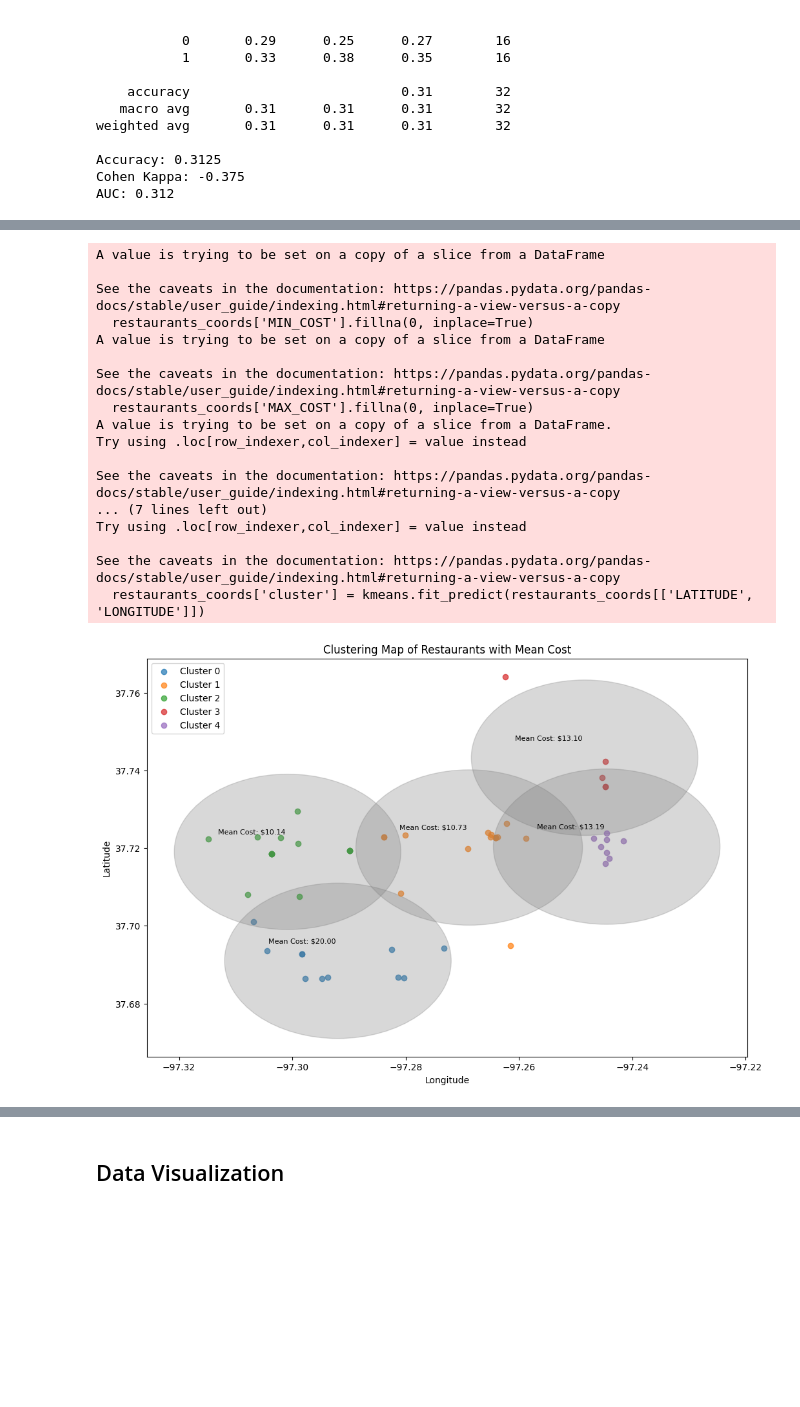
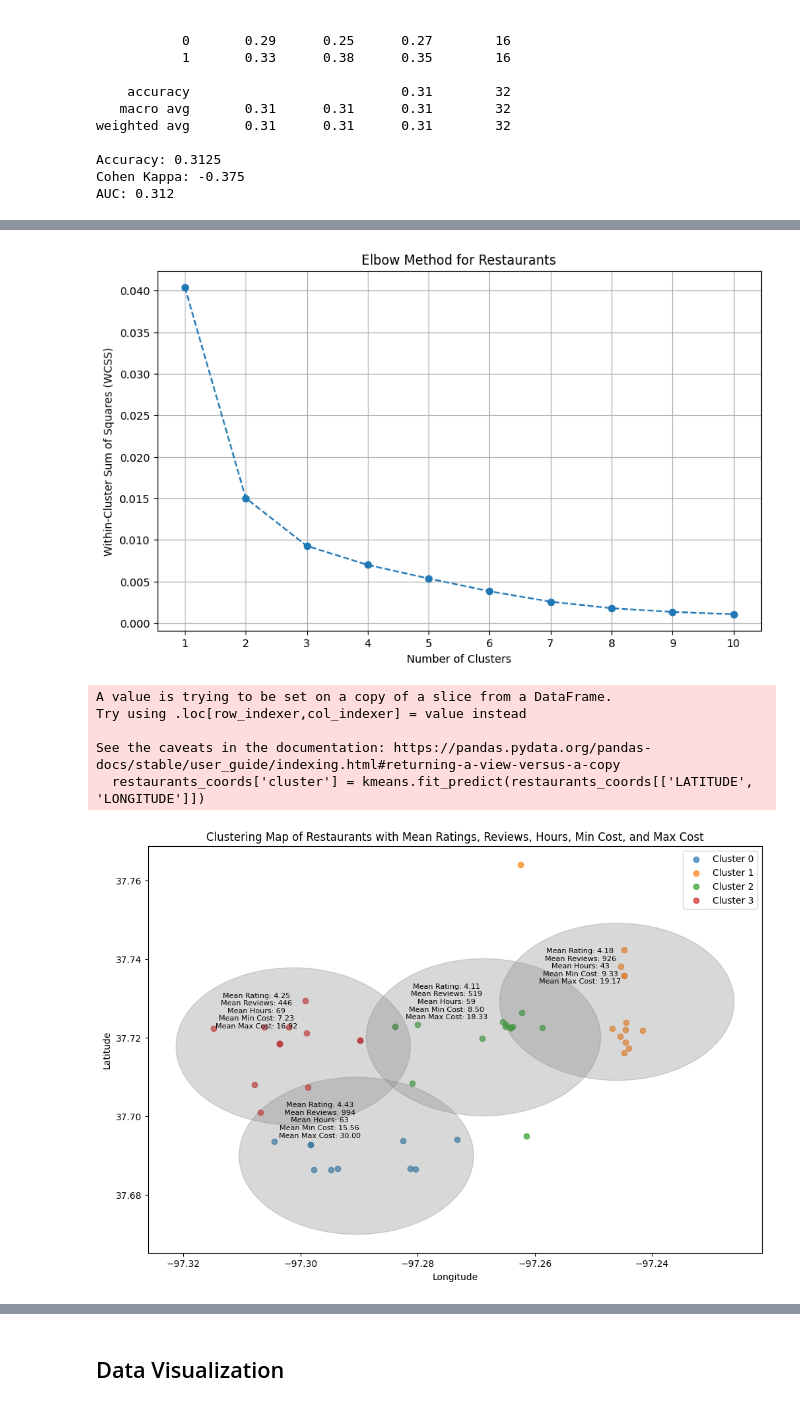
Before and after one commit to MarshallMor/Data-Science-Project, a Jupyter notebook: Group 5 Milestone 2.ipynb, the cells around one changed output, grey strips where cells are left out. Saved outputs shown, nothing was run; the diff lists cells and outputs as text; code cells hidden in the pictures; blank space fills up the shorter version.

```diff
--- a/Group 5 Milestone 2.ipynb
+++ b/Group 5 Milestone 2.ipynb
@@ -440,3 +438,33 @@ AUC: 0.312
+# %%
+import pandas as pd
+from sklearn.cluster import KMeans
+import matplotlib.pyplot as plt
+
+# Load the data
+restaurants_df = pd.read_csv("restaurants_with_geolocation.csv")
+
+# Keep only the latitude and longitude columns
+restaurants_coords = restaurants_df[['LATITUDE', 'LONGITUDE']]
+
+# Calculate the within-cluster sum of squares (WCSS) for different values of k
+wcss = []
+max_clusters = 10  # Maximum number of clusters to try
+for i in range(1, max_clusters + 1):
+    kmeans = KMeans(n_clusters=i, init='k-means++', random_state=42)
+    kmeans.fit(restaurants_coords)
+    wcss.append(kmeans.inertia_)
+
+# Plot the elbow curve
+plt.figure(figsize=(10, 6))
+plt.plot(range(1, max_clusters + 1), wcss, marker='o', linestyle='--')
+plt.title('Elbow Method for Restaurants')
+plt.xlabel('Number of Clusters')
+plt.ylabel('Within-Cluster Sum of Squares (WCSS)')
+plt.xticks(range(1, max_clusters + 1))
+plt.grid(True)
+plt.show()
+# %% [output]
+[figure, added]
 # %%
 import pandas as pd
 from sklearn.cluster import KMeans
@@ -445,65 +473,55 @@ import matplotlib.pyplot as plt
 # Load the restaurants data
 restaurants_df = pd.read_csv("restaurants_with_geolocation.csv")
 
-# Keep only the latitude, longitude, and cost columns
-restaurants_coords = restaurants_df[['LATITUDE', 'LONGITUDE', 'MIN_COST', 'MAX_COST']]
-
-# Fill missing values in cost columns with 0
-restaurants_coords['MIN_COST'].fillna(0, inplace=True)
-restaurants_coords['MAX_COST'].fillna(0, inplace=True)
-
-# Convert cost columns to int type
-restaurants_coords['MIN_COST'] = restaurants_coords['MIN_COST'].astype(int)
-restaurants_coords['MAX_COST'] = restaurants_coords['MAX_COST'].astype(int)
+# Keep only the relevant columns
+restaurants_coords = restaurants_df[['LATITUDE', 'LONGITUDE', 'RATINGS_OUTOF5', 'NUM_REVIEWS', 'TotalHours', 'MIN_COST', 'MAX_COST']]
 
 # Perform K-means clustering
-num_clusters = 5  # Number of clusters (you can adjust this as needed)
+num_clusters = 4  # Number of clusters (you can adjust this as needed)
 kmeans = KMeans(n_clusters=num_clusters, random_state=42)
 restaurants_coords['cluster'] = kmeans.fit_predict(restaurants_coords[['LATITUDE', 'LONGITUDE']])
 
-# Calculate mean of both minimum and maximum costs for restaurants within each cluster
-cluster_mean_costs = []
+# Calculate mean of RATINGS_OUTOF5, NUM_REVIEWS, TotalHours, MIN_COST, and MAX_COST for restaurants within each cluster
+cluster_mean_rating = []
+cluster_mean_reviews = []
+cluster_mean_hours = []
+cluster_mean_min_cost = []
+cluster_mean_max_cost = []
 for cluster_id in range(num_clusters):
     cluster_restaurants = restaurants_coords[restaurants_coords['cluster'] == cluster_id]
+    mean_rating = cluster_restaurants['RATINGS_OUTOF5'].mean()
+    mean_reviews = cluster_restaurants['NUM_REVIEWS'].mean()
+    mean_hours = cluster_restaurants['TotalHours'].mean()
     mean_min_cost = cluster_restaurants['MIN_COST'].mean()
     mean_max_cost = cluster_restaurants['MAX_COST'].mean()
-    cluster_mean_costs.append((mean_min_cost + mean_max_cost) / 2)
+    cluster_mean_rating.append(mean_rating)
+    cluster_mean_reviews.append(mean_reviews)
+    cluster_mean_hours.append(mean_hours)
+    cluster_mean_min_cost.append(mean_min_cost)
+    cluster_mean_max_cost.append(mean_max_cost)
 
 # Plot the clustering map with circles and color-coded clusters
 fig, ax = plt.subplots(figsize=(12, 8))
 
 for cluster_id in range(num_clusters):
     cluster_data = restaurants_coords[restaurants_coords['cluster'] == cluster_id]
     ax.scatter(cluster_data['LONGITUDE'], cluster_data['LATITUDE'], alpha=0.7, label=f'Cluster {cluster_id}')
     cluster_center = kmeans.cluster_centers_[cluster_id]
-    cluster_mean_cost = cluster_mean_costs[cluster_id]
     ax.add_patch(plt.Circle((cluster_center[1], cluster_center[0]), radius=0.02, color='gray', alpha=0.3))
-    ax.annotate(f"Mean Cost: ${cluster_mean_cost:.2f}",
+    ax.annotate(f"Mean Rating: {cluster_mean_rating[cluster_id]:.2f}\nMean Reviews: {cluster_mean_reviews[cluster_id]:.0f}\nMean Hours: {cluster_mean_hours[cluster_id]:.0f}\nMean Min Cost: {cluster_mean_min_cost[cluster_id]:.2f}\nMean Max Cost: {cluster_mean_max_cost[cluster_id]:.2f}",
                 (cluster_center[1], cluster_center[0]),
                 xytext=(-40, 20), textcoords='offset points', ha='center', fontsize=8, color='black')
 
-ax.set_title("Clustering Map of Restaurants with Mean Cost")
+ax.set_title("Clustering Map of Restaurants with Mean Ratings, Reviews, Hours, Min Cost, and Max Cost")
 ax.set_xlabel("Longitude")
 ax.set_ylabel("Latitude")
 ax.legend()
 
 plt.show()
 # %% [output]
-A value is trying to be set on a copy of a slice from a DataFrame
-
-See the caveats in the documentation: https://pandas.pydata.org/pandas-docs/stable/user_guide/indexing.html#returning-a-view-versus-a-copy
-  restaurants_coords['MIN_COST'].fillna(0, inplace=True)
-A value is trying to be set on a copy of a slice from a DataFrame
-
-See the caveats in the documentation: https://pandas.pydata.org/pandas-docs/stable/user_guide/indexing.html#returning-a-view-versus-a-copy
-  restaurants_coords['MAX_COST'].fillna(0, inplace=True)
 A value is trying to be set on a copy of a slice from a DataFrame.
 Try using .loc[row_indexer,col_indexer] = value instead
 
 See the caveats in the documentation: https://pandas.pydata.org/pandas-docs/stable/user_guide/indexing.html#returning-a-view-versus-a-copy
-... (7 lines left out)
-Try using .loc[row_indexer,col_indexer] = value instead
-
-See the caveats in the documentation: https://pandas.pydata.org/pandas-docs/stable/user_guide/indexing.html#returning-a-view-versus-a-copy
   restaurants_coords['cluster'] = kmeans.fit_predict(restaurants_coords[['LATITUDE', 'LONGITUDE']])
-[figure, old version]
+[figure, new version]
```
Also changed, not shown: parts of 6 cells of this notebook, 2 other files.
